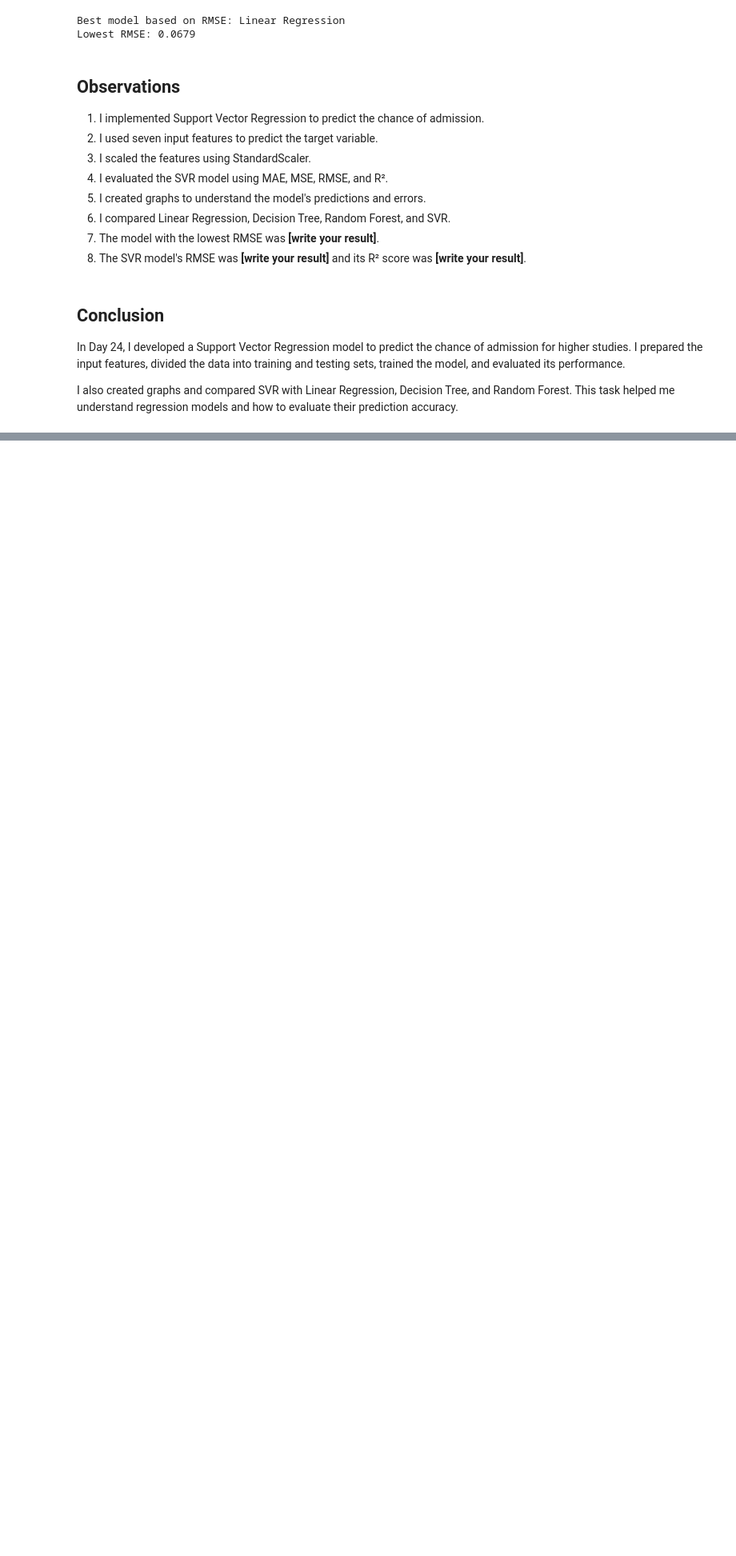
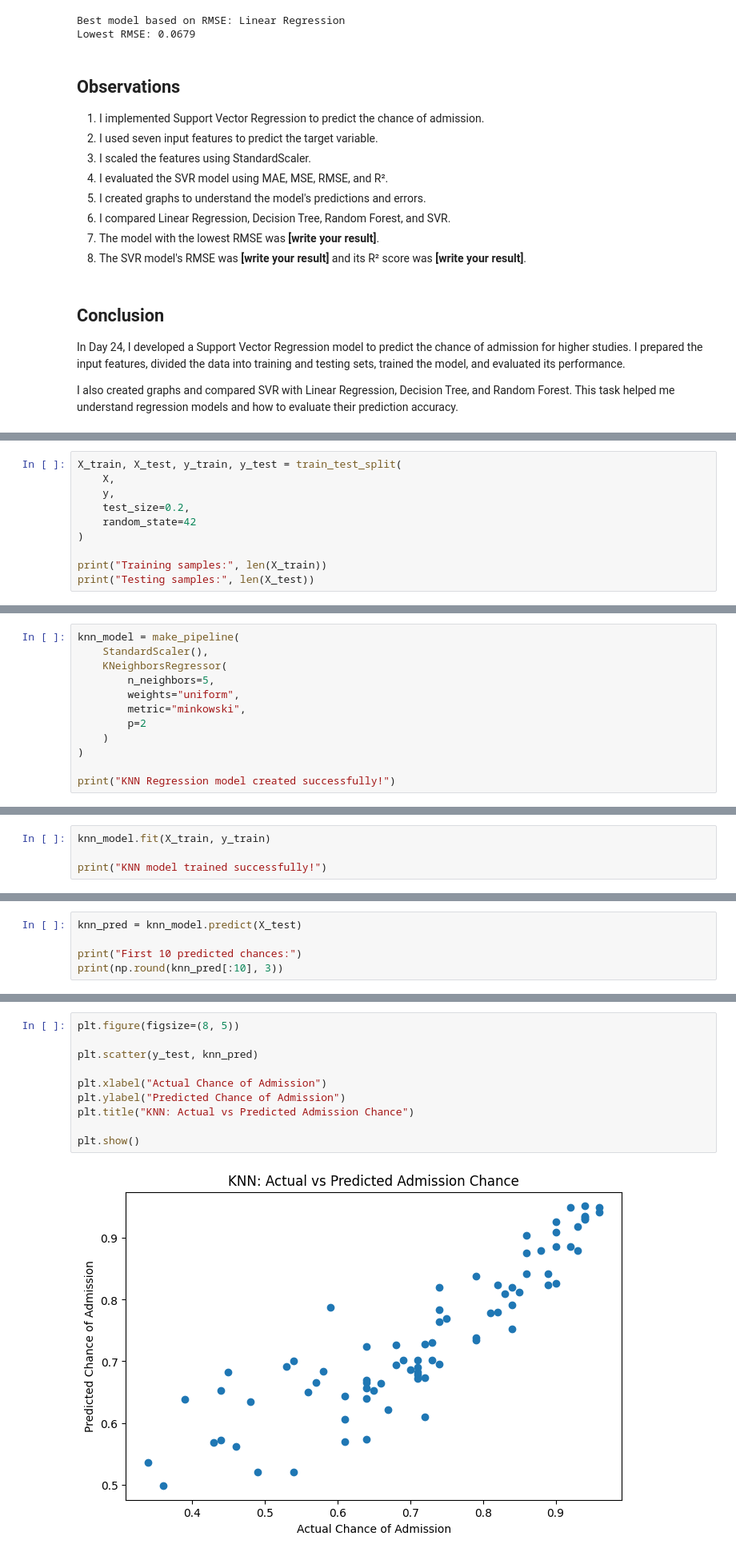
Before and after one commit to sumanamishra1120-ux/Chance-of-Admission-Higher-Studies, a Jupyter notebook: Chance_of_Admission_Higher_Studies.ipynb, the cells around one changed output, grey strips where cells are left out. Shown at 80% size. Cells and saved outputs as stored; diff of their text form; blank space fills up the shorter version.

```diff
--- a/Chance_of_Admission_Higher_Studies.ipynb
+++ b/Chance_of_Admission_Higher_Studies.ipynb
@@ -4220,0 +4274,10 @@ I also created graphs and compared SVR with Linear Regression, Decision Tree, an
+# %%
+X_train, X_test, y_train, y_test = train_test_split(
+    X,
+    y,
+    test_size=0.2,
+    random_state=42
+)
+
+print("Training samples:", len(X_train))
+print("Testing samples:", len(X_test))
@@ -4220,0 +4287,12 @@ I also created graphs and compared SVR with Linear Regression, Decision Tree, an
+# %%
+knn_model = make_pipeline(
+    StandardScaler(),
+    KNeighborsRegressor(
+        n_neighbors=5,
+        weights="uniform",
+        metric="minkowski",
+        p=2
+    )
+)
+
+print("KNN Regression model created successfully!")
@@ -4220,0 +4301,4 @@ I also created graphs and compared SVR with Linear Regression, Decision Tree, an
+# %%
+knn_model.fit(X_train, y_train)
+
+print("KNN model trained successfully!")
@@ -4220,0 +4307,5 @@ I also created graphs and compared SVR with Linear Regression, Decision Tree, an
+# %%
+knn_pred = knn_model.predict(X_test)
+
+print("First 10 predicted chances:")
+print(np.round(knn_pred[:10], 3))
@@ -4220,0 +4358,12 @@ I also created graphs and compared SVR with Linear Regression, Decision Tree, an
+# %%
+plt.figure(figsize=(8, 5))
+
+plt.scatter(y_test, knn_pred)
+
+plt.xlabel("Actual Chance of Admission")
+plt.ylabel("Predicted Chance of Admission")
+plt.title("KNN: Actual vs Predicted Admission Chance")
+
+plt.show()
+# %% [output]
+[figure, added]
```
Also changed, not shown: parts of 19 cells of this notebook.
